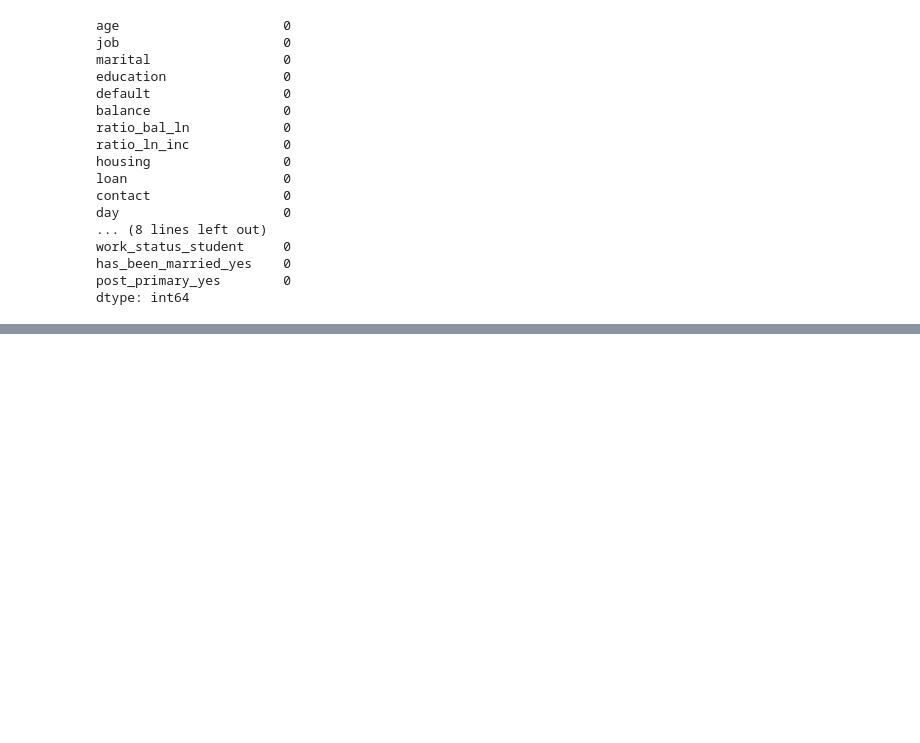
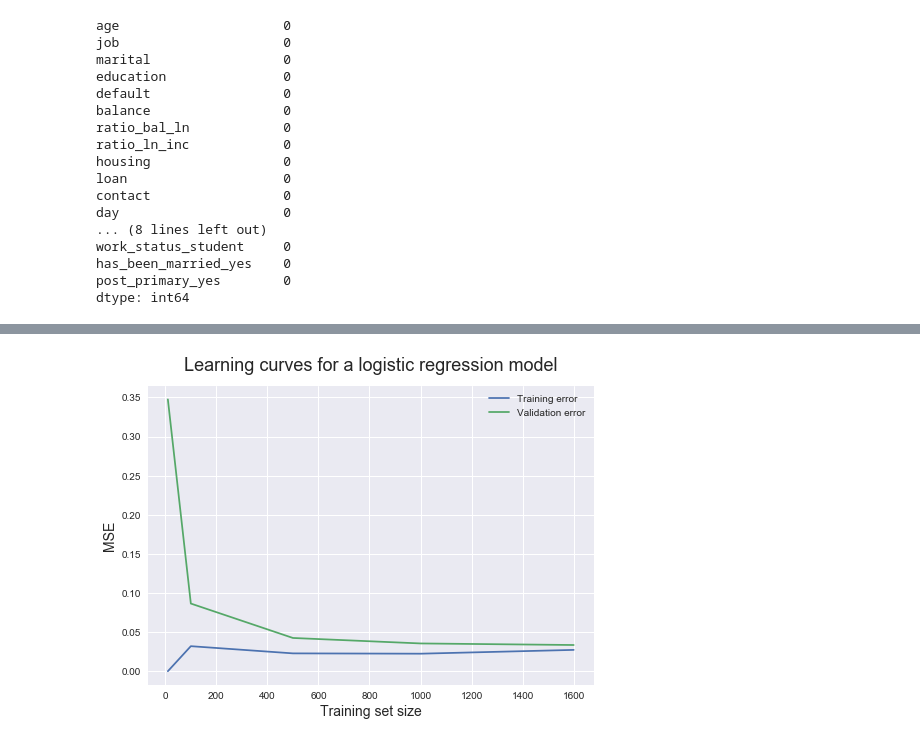
Before and after one commit to vipulpopat/MSCAI_Sem1_Etivity2, a Jupyter notebook: Etivity2_9939245.ipynb, the cells around one changed output, grey strips where cells are left out. Cells and saved outputs as stored; diff of their text form; code cells hidden in the pictures; blank space fills up the shorter version.

```diff
--- a/Etivity2_9939245.ipynb
+++ b/Etivity2_9939245.ipynb
@@ -779,0 +833,6 @@ dtype: int64
+# %%
+# Get list of numeric columns in datset
+# https://stackoverflow.com/questions/25039626/how-do-i-find-numeric-columns-in-pandas
+colnames_numerics_only = df.select_dtypes(include=[np.number]).columns.tolist()
+print(colnames_numerics_only)
+print(len(colnames_numerics_only))
@@ -779,0 +996,21 @@ dtype: int64
+# %%
+# https://www.dataquest.io/blog/learning-curves-machine-learning/
+from sklearn.linear_model import LinearRegression
+from sklearn.model_selection import learning_curve
+
+features = ['AT', 'V', 'AP', 'RH']
+target = 'PE'
+
+# Max Value = 80% of 2000 = 1600
+# train_sizes = [1, 100, 500, 1000, 1600] ValueError: This solver needs samples of at least 2 classes in the data, but the data contains only one class: 0
+train_sizes = [10, 100, 500, 1000, 1600]
+
+# train_sizes, train_scores, validation_scores = learning_curve(
+#                                                    estimator = LinearRegression(), X = electricity[features],
+#                                                    y = electricity[target], train_sizes = train_sizes, cv = 5,
+#                                                    scoring = 'neg_mean_squared_error')
+
+train_sizes, train_scores, validation_scores = learning_curve(
+                                                   estimator = LogisticRegression(), X = X,
+                                                   y = y, train_sizes = train_sizes, cv = 5, shuffle=True,
+                                                   scoring = 'neg_mean_squared_error')
@@ -779,0 +1039,7 @@ dtype: int64
+# %%
+train_scores_mean = -train_scores.mean(axis = 1)
+validation_scores_mean = -validation_scores.mean(axis = 1)
+
+print('Mean training scores\n\n', pd.Series(train_scores_mean, index = train_sizes))
+print('\n', '-' * 20) # separator
+print('\nMean validation scores\n\n',pd.Series(validation_scores_mean, index = train_sizes))
@@ -779,0 +1066,12 @@ dtype: int64
+# %%
+plt.style.use('seaborn')
+
+plt.plot(train_sizes, train_scores_mean, label = 'Training error')
+plt.plot(train_sizes, validation_scores_mean, label = 'Validation error')
+
+plt.ylabel('MSE', fontsize = 14)
+plt.xlabel('Training set size', fontsize = 14)
+plt.title('Learning curves for a logistic regression model', fontsize = 18, y = 1.03)
+plt.legend();
+# %% [output]
+[figure, added]
```
Also changed, not shown: parts of 23 cells of this notebook.
